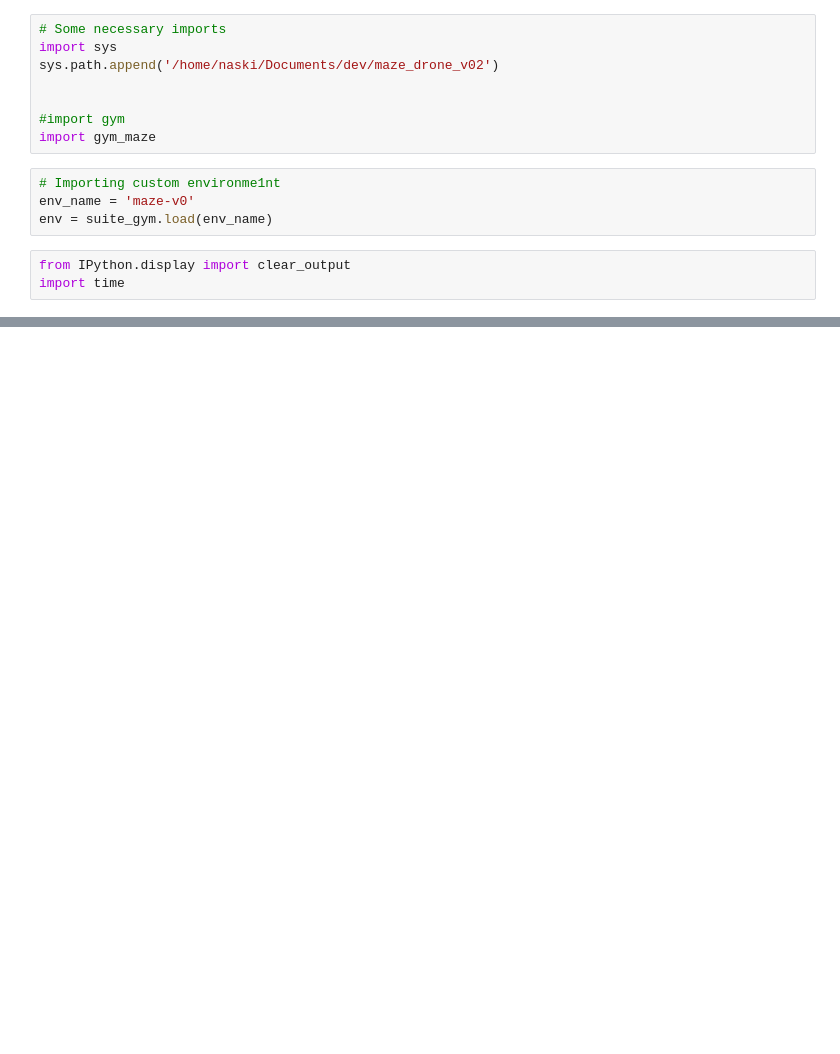
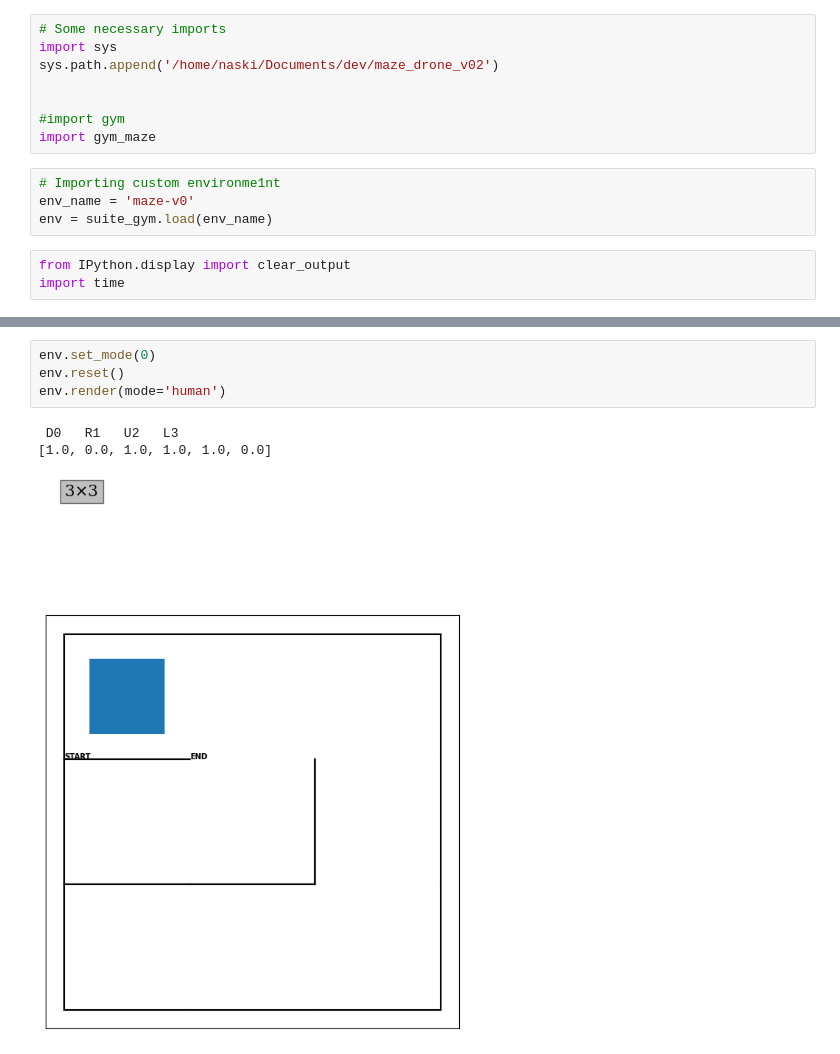
Before and after one commit to AndreNasci/tf-maze-drone, a Jupyter notebook: examples-for-testing/run-human-mode.ipynb, the cells around one changed output, grey strips where cells are left out. Saved outputs shown, nothing was run; the diff lists cells and outputs as text; blank space fills up the shorter version.

```diff
--- a/examples-for-testing/run-human-mode.ipynb
+++ b/examples-for-testing/run-human-mode.ipynb
@@ -81,0 +89,8 @@ Reward: 300.0
+# %%
+env.set_mode(0)
+env.reset()
+env.render(mode='human')
+# %% [output]
+ D0   R1   U2   L3
+[1.0, 0.0, 1.0, 1.0, 1.0, 0.0]
+[figure, added]
```
Also changed, not shown: parts of 3 cells of this notebook, 7 other files.
